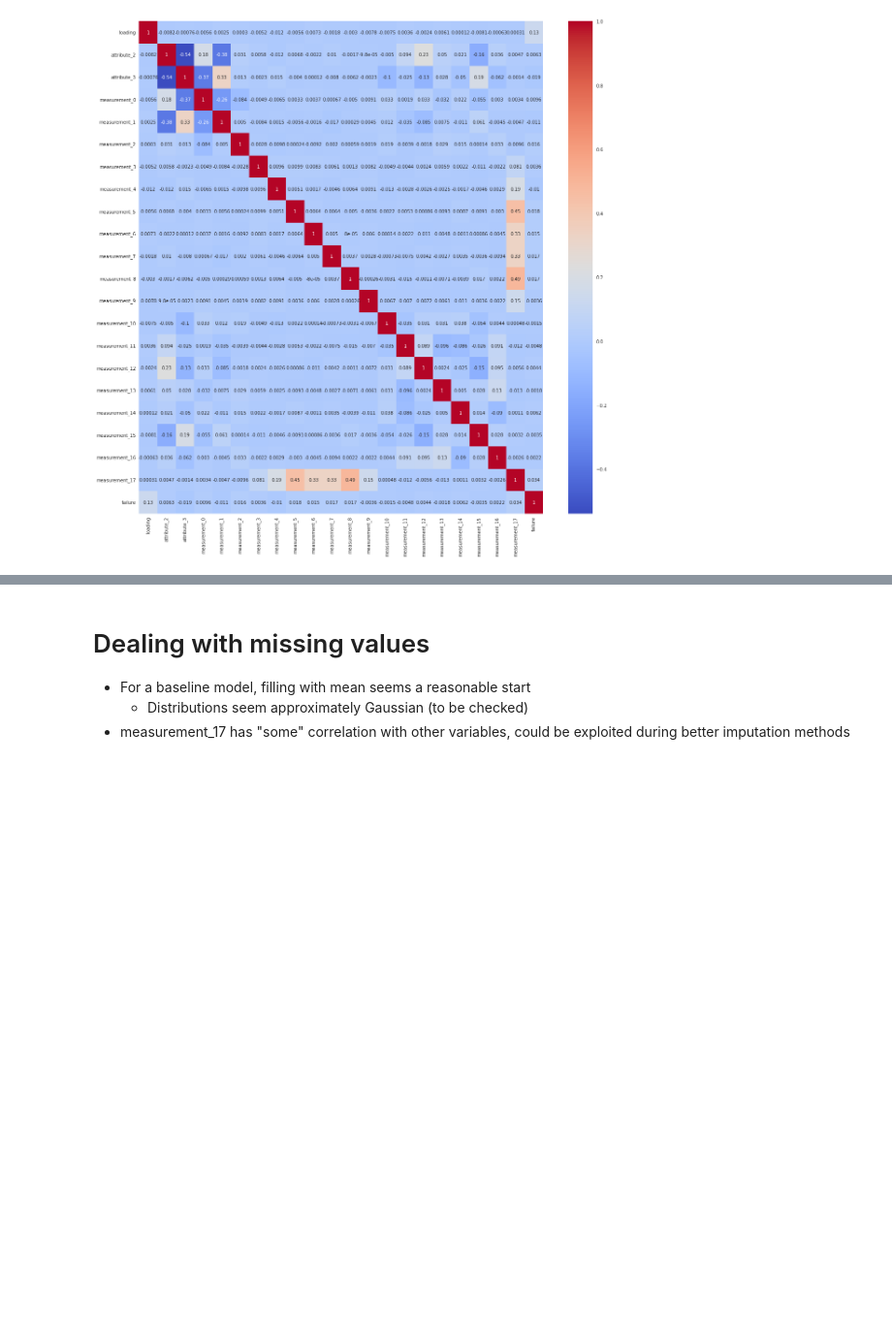
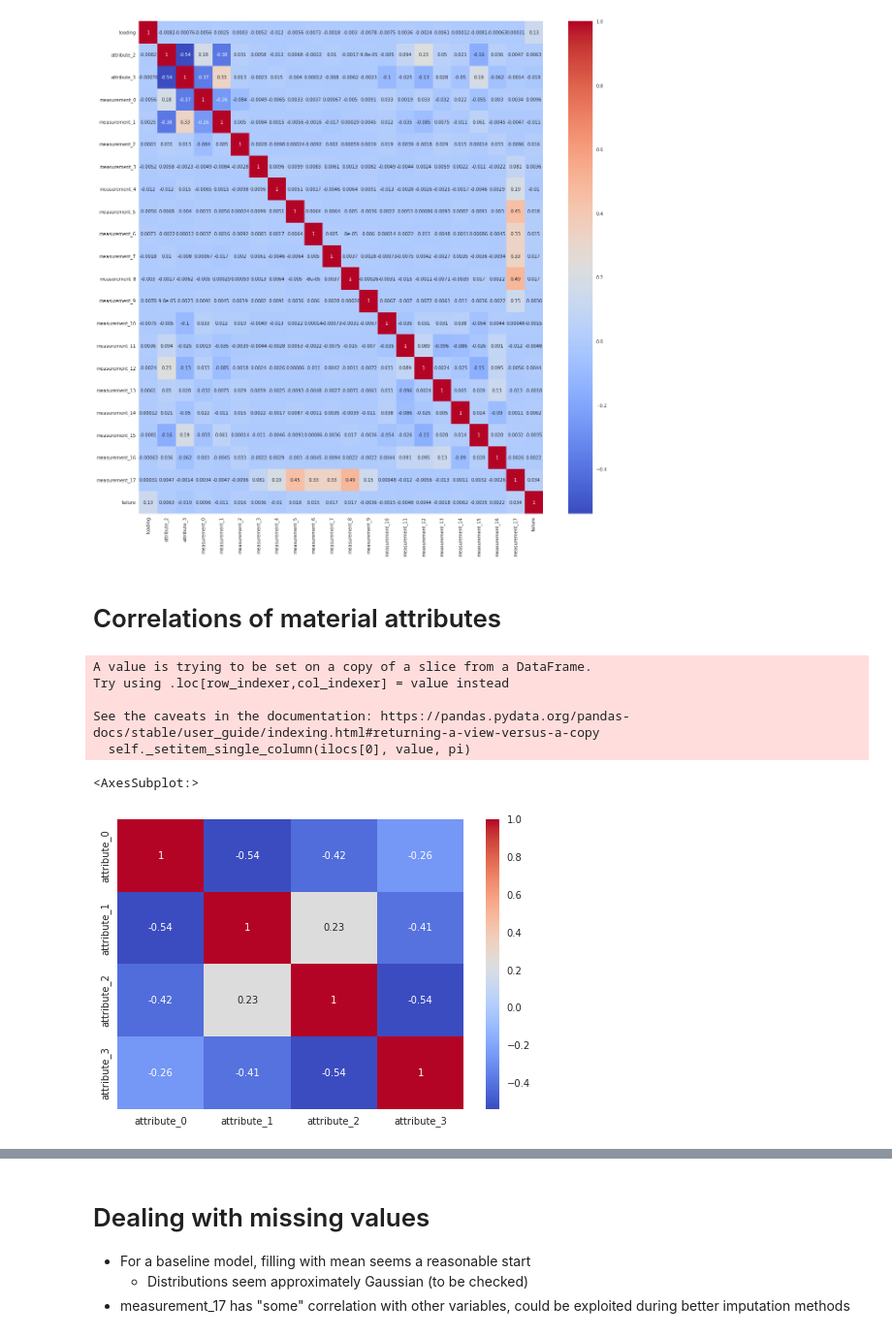
Before and after one commit to sdysch/kaggle, a Jupyter notebook: tps-aug-2022.ipynb, the cells around one changed output, grey strips where cells are left out. Shown: that part at 97% size. Cells and saved outputs as stored; diff of their text form; code cells hidden in the pictures; blank space fills up the shorter version.

```diff
--- a/tps-aug-2022.ipynb
+++ b/tps-aug-2022.ipynb
@@ -202,3 +202,30 @@ sns.heatmap(df_train.corr(), annot=True, ax=ax, cmap=sns.color_palette("coolwarm
 # %% [output]
 <AxesSubplot:>
 [figure]
+# %% [markdown]
+# Correlations of material attributes
+# %%
+# not sure how valid this is, OrdinalEncoding implies an ordering to attributes
+
+# create unique list of attributes 0 and 1
+attributes = [f'attribute_{v}' for v in range(4)]
+unique_attributes = df_train['attribute_0'].unique().tolist()
+unique_attributes.extend(df_train['attribute_1'].unique().tolist())
+unique_attributes = list(set(unique_attributes))
+
+attribute_mapper = {k: i for i, k in enumerate(unique_attributes)}
+
+view = df_train[attributes]
+view.loc[:, 'attribute_0'] = view['attribute_0'].map(attribute_mapper)
+view.loc[:, 'attribute_1'] = view['attribute_1'].map(attribute_mapper)
+
+fig, ax = plt.subplots()
+sns.heatmap(view.corr(), annot=True, ax=ax, cmap=sns.color_palette("coolwarm", as_cmap=True))
+# %% [output]
+A value is trying to be set on a copy of a slice from a DataFrame.
+Try using .loc[row_indexer,col_indexer] = value instead
+
+See the caveats in the documentation: https://pandas.pydata.org/pandas-docs/stable/user_guide/indexing.html#returning-a-view-versus-a-copy
+  self._setitem_single_column(ilocs[0], value, pi)
+<AxesSubplot:>
+[figure, added]
```
Also changed, not shown: parts of 6 cells of this notebook.
